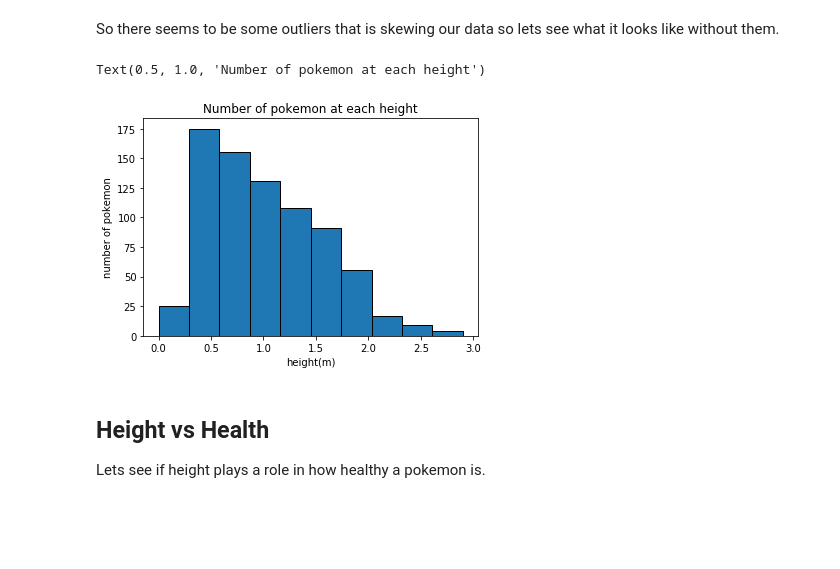
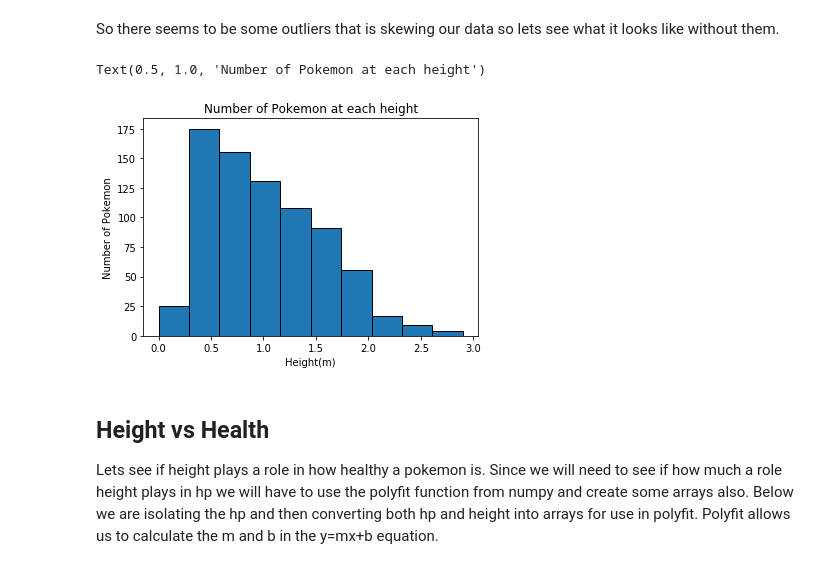
Before and after one commit to RyanMcCall/pokemon_ds, a Jupyter notebook: pokemon_analysis.ipynb, the cells around one changed output. Drawn from its saved outputs; the diff is of its cells as text; code cells hidden in the pictures; blank space fills up the shorter version.

```diff
--- a/pokemon_analysis.ipynb
+++ b/pokemon_analysis.ipynb
@@ -112,15 +112,15 @@ So there seems to be some outliers that is skewing our data so lets see what it
 height_without_outliers = [height for height in heights if height < 3]
 # %%
 plt.hist(height_without_outliers, edgecolor='black')
-plt.xlabel("height(m)")
-plt.ylabel("number of pokemon")
-plt.title("Number of pokemon at each height")
+plt.xlabel("Height(m)")
+plt.ylabel("Number of Pokemon")
+plt.title("Number of Pokemon at each height")
 # %% [output]
-Text(0.5, 1.0, 'Number of pokemon at each height')
+Text(0.5, 1.0, 'Number of Pokemon at each height')
-[figure, old version]
+[figure, new version]
-# %% [markdown]
-## Height vs Health
-
-Lets see if height plays a role in how healthy a pokemon is.
+# %% [markdown]
+## Height vs Health
+
+Lets see if height plays a role in how healthy a pokemon is. Since we will need to see if how much a role height plays in hp we will have to use the polyfit function from numpy and create some arrays also. Below we are isolating the hp and then converting both hp and height into arrays for use in polyfit. Polyfit allows us to calculate the m and b in the y=mx+b equation.
 # %%
 hp = [pokemon['stats']['hp'] for pokemon in pokemons]
```
Also changed, not shown: parts of 7 cells of this notebook.
